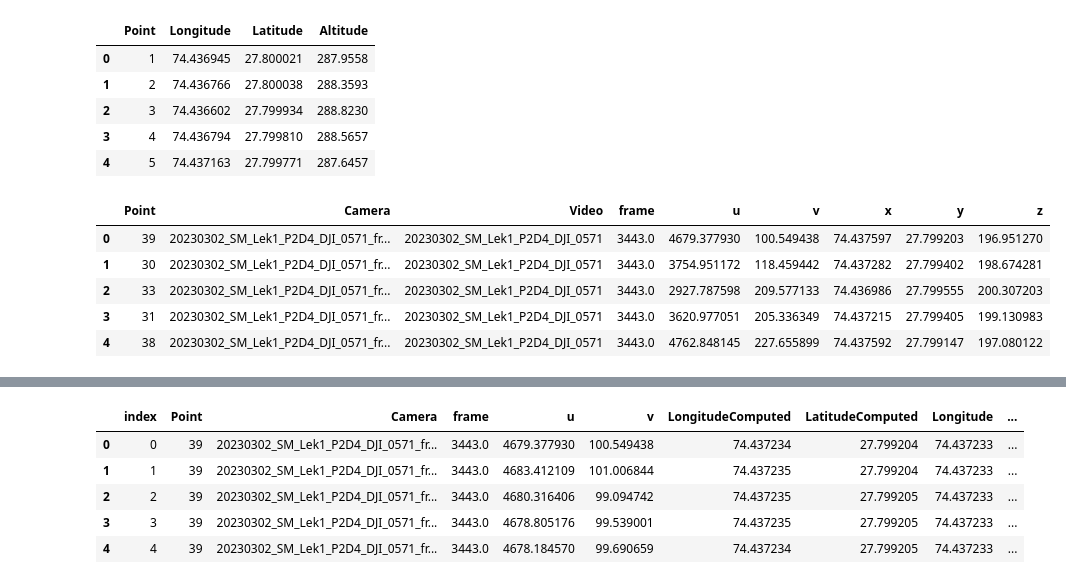
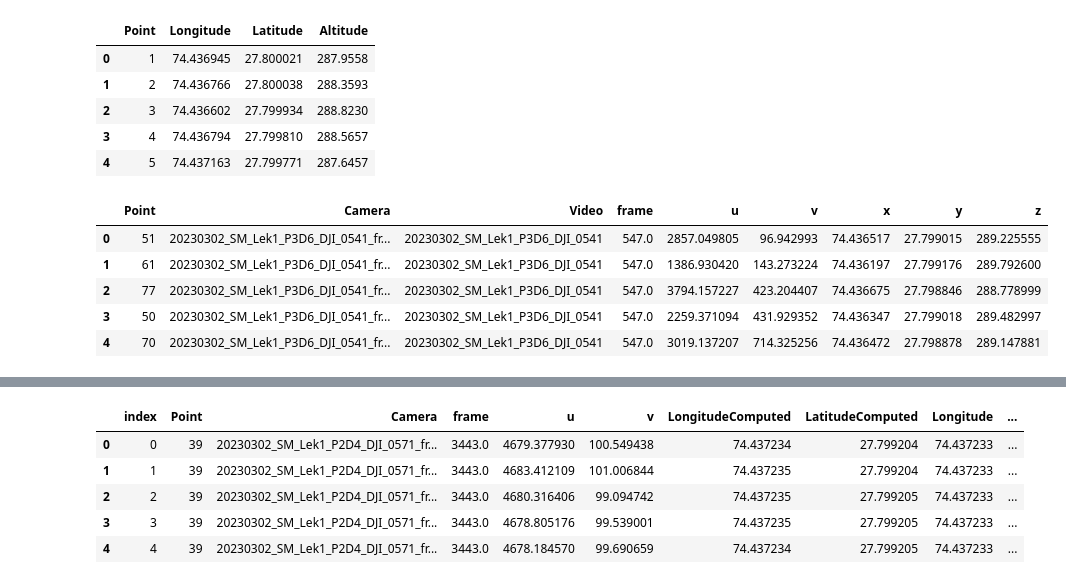
Before and after one commit to projectmela/SpatialRegistration, a Jupyter notebook: 16_VisualiseGeoreferencedTrajectories.ipynb, the cells around one changed output, grey strips where cells are left out. Saved outputs shown, nothing was run; the diff lists cells and outputs as text; code cells hidden in the pictures.

```diff
--- a/15_RescaleCoordinates.ipynb
+++ b/16_VisualiseGeoreferencedTrajectories.ipynb
@@ -22,15 +22,15 @@ map_coordinates.head()
 | 4 | 5 | 74.437163 | 27.799771 | 287.6457 |
 # %%
 # Load dataset with longitude, latitude and altitude per frame based on results from metashape
-frame_coordinates = pd.read_csv('/Volumes/EAS_shared/blackbuck/working/processed/Field_Recording_2023/SpatialRegistration/20230302/SM_Lek1/P2D4/20230302_SM_Lek1_P2D4_DJI_0571_3D_territories.csv')
+frame_coordinates = pd.read_csv('/Volumes/EAS_shared/blackbuck/working/processed/Field_Recording_2023/TestRegistration/20230302/SM_Lek1/P3D6/20230302_SM_Lek1_P3D6_DJI_0541_3D_territories.csv')
 frame_coordinates.head()
 # %% [output]
 |  | Point | Camera | Video | frame | u | v | x | y | z |
-| 0 | 39 | 20230302_SM_Lek1_P2D4_DJI_0571_fr... | 20230302_SM_Lek1_P2D4_DJI_0571 | 3443.0 | 4679.377930 | 100.549438 | 74.437597 | 27.799203 | 196.951270 |
-| 1 | 30 | 20230302_SM_Lek1_P2D4_DJI_0571_fr... | 20230302_SM_Lek1_P2D4_DJI_0571 | 3443.0 | 3754.951172 | 118.459442 | 74.437282 | 27.799402 | 198.674281 |
-| 2 | 33 | 20230302_SM_Lek1_P2D4_DJI_0571_fr... | 20230302_SM_Lek1_P2D4_DJI_0571 | 3443.0 | 2927.787598 | 209.577133 | 74.436986 | 27.799555 | 200.307203 |
-| 3 | 31 | 20230302_SM_Lek1_P2D4_DJI_0571_fr... | 20230302_SM_Lek1_P2D4_DJI_0571 | 3443.0 | 3620.977051 | 205.336349 | 74.437215 | 27.799405 | 199.130983 |
-| 4 | 38 | 20230302_SM_Lek1_P2D4_DJI_0571_fr... | 20230302_SM_Lek1_P2D4_DJI_0571 | 3443.0 | 4762.848145 | 227.655899 | 74.437592 | 27.799147 | 197.080122 |
+| 0 | 51 | 20230302_SM_Lek1_P3D6_DJI_0541_fr... | 20230302_SM_Lek1_P3D6_DJI_0541 | 547.0 | 2857.049805 | 96.942993 | 74.436517 | 27.799015 | 289.225555 |
+| 1 | 61 | 20230302_SM_Lek1_P3D6_DJI_0541_fr... | 20230302_SM_Lek1_P3D6_DJI_0541 | 547.0 | 1386.930420 | 143.273224 | 74.436197 | 27.799176 | 289.792600 |
+| 2 | 77 | 20230302_SM_Lek1_P3D6_DJI_0541_fr... | 20230302_SM_Lek1_P3D6_DJI_0541 | 547.0 | 3794.157227 | 423.204407 | 74.436675 | 27.798846 | 288.778999 |
+| 3 | 50 | 20230302_SM_Lek1_P3D6_DJI_0541_fr... | 20230302_SM_Lek1_P3D6_DJI_0541 | 547.0 | 2259.371094 | 431.929352 | 74.436347 | 27.799018 | 289.482997 |
+| 4 | 70 | 20230302_SM_Lek1_P3D6_DJI_0541_fr... | 20230302_SM_Lek1_P3D6_DJI_0541 | 547.0 | 3019.137207 | 714.325256 | 74.436472 | 27.798878 | 289.147881 |
 # %%
 # Plot original and computed coordinates
 plt.scatter(map_coordinates['Longitude'], map_coordinates['Latitude'], c='black', label='Original Coordinates')
```
Also changed, not shown: parts of 2 cells of this notebook, 9 other files.
